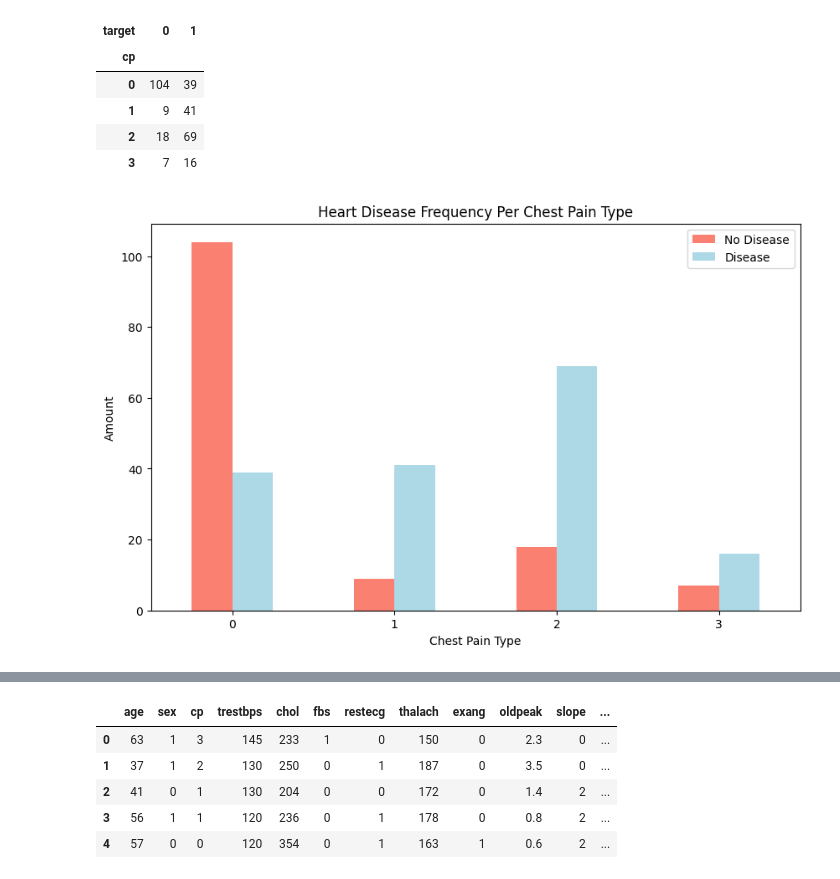
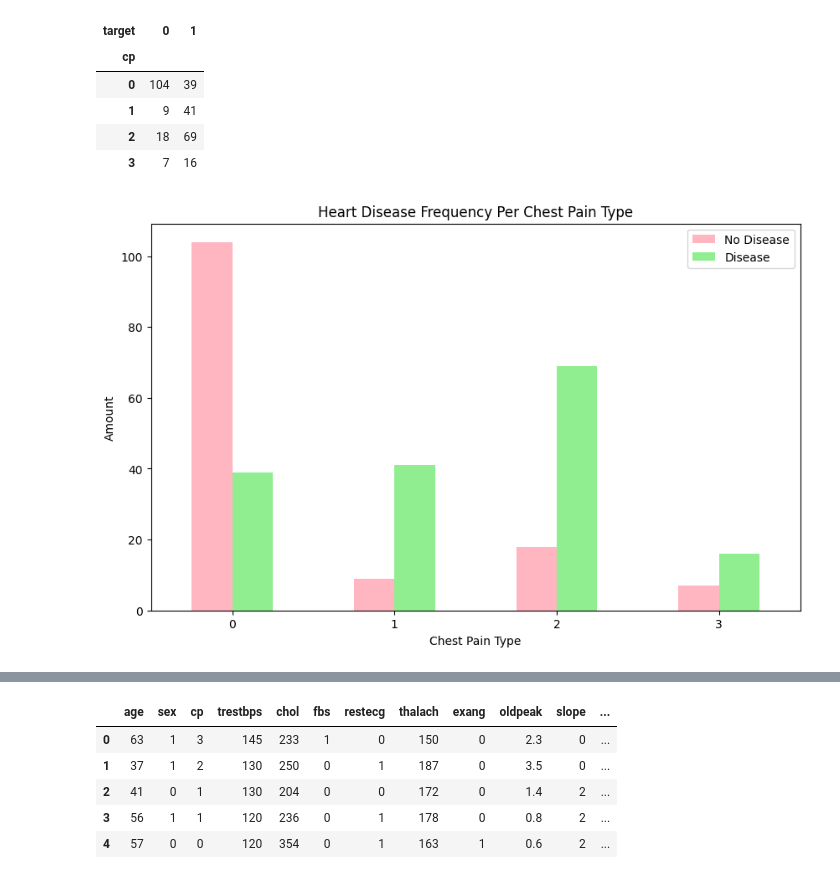
Before and after one commit to Voidylikescandy/heart-disease-classification, a Jupyter notebook: heart-disease-classification.ipynb, the cells around one changed output, grey strips where cells are left out. Cells and saved outputs as stored; diff of their text form; code cells hidden in the pictures.

```diff
--- a/heart-disease-classification.ipynb
+++ b/heart-disease-classification.ipynb
@@ -268,13 +337,13 @@ pd.crosstab(df.cp, df.target)
 | 3 | 7 | 16 |
 # %%
 # Make the crosstab more visual
-pd.crosstab(df.cp, df.target).plot(kind="bar", figsize=(10, 6), color=["salmon", "lightblue"])
+pd.crosstab(df.cp, df.target).plot(kind="bar", figsize=(10, 6), color=["lightpink", "lightgreen"])
 
 # Add some communication
 plt.title("Heart Disease Frequency Per Chest Pain Type")
 plt.xlabel("Chest Pain Type")
 plt.ylabel("Amount")
 plt.legend(["No Disease", "Disease"])
 plt.xticks(rotation=0);
 # %% [output]
-[figure, old version]
+[figure, new version]
```
Also changed, not shown: parts of 84 cells of this notebook.
